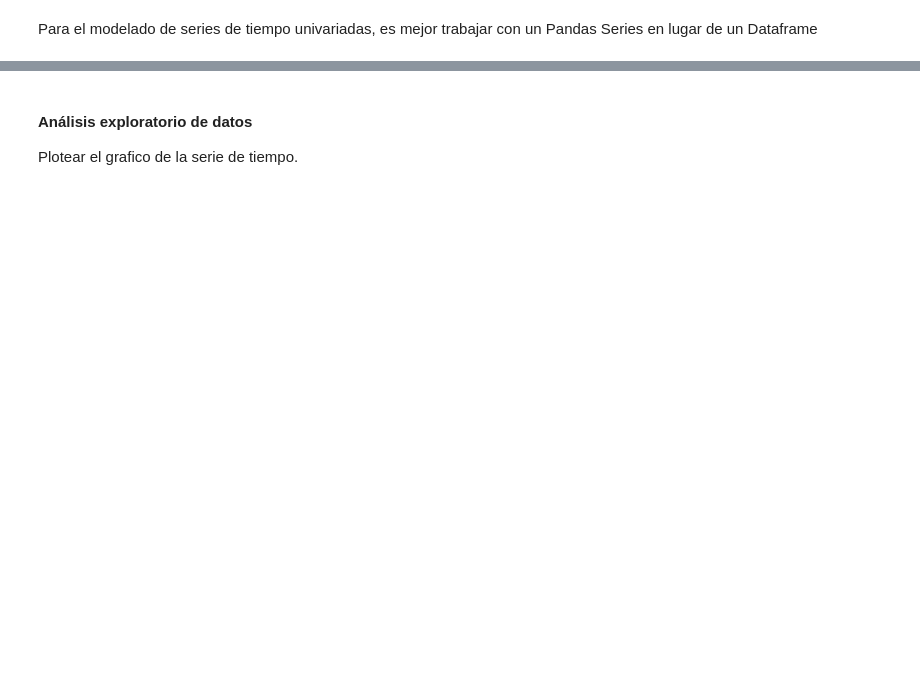
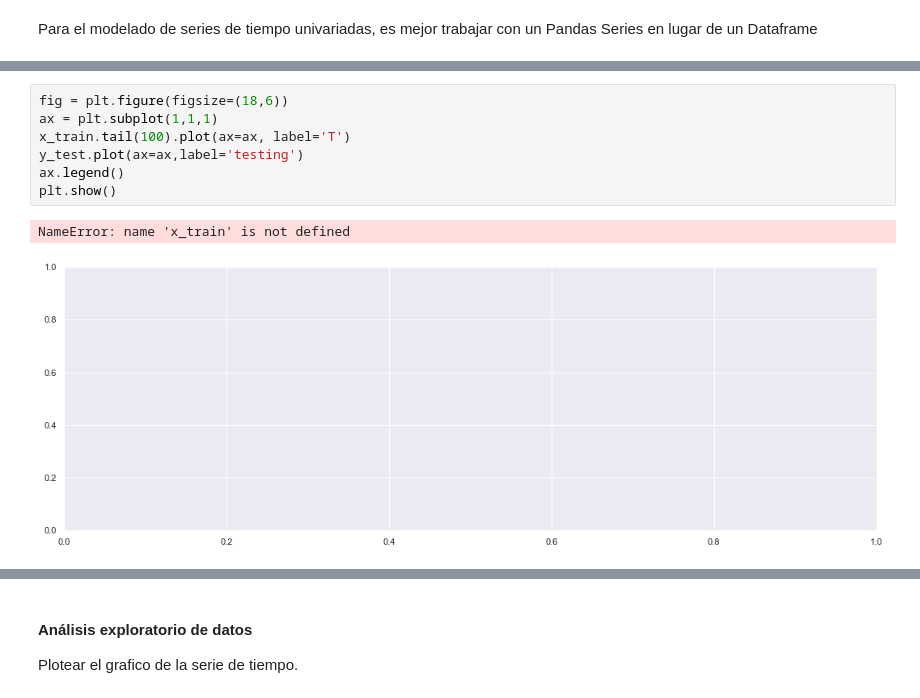
Before and after one commit to diplodatos2020/AprendizajeSupervisado_Mentoria, a Jupyter notebook: Practico_AS.ipynb, the cells around one changed output, grey strips where cells are left out. Saved outputs shown, nothing was run; the diff lists cells and outputs as text; blank space fills up the shorter version.

```diff
--- a/Practico_AS.ipynb
+++ b/Practico_AS.ipynb
@@ -89,0 +234,10 @@ y = df['INBOUND_BITS']
+# %%
+fig = plt.figure(figsize=(18,6))
+ax = plt.subplot(1,1,1)
+x_train.tail(100).plot(ax=ax, label='T')
+y_test.plot(ax=ax,label='testing')
+ax.legend()
+plt.show()
+# %% [output]
+NameError: name 'x_train' is not defined
+[figure, added]
```
Also changed, not shown: parts of 35 cells of this notebook, 12 other files.
